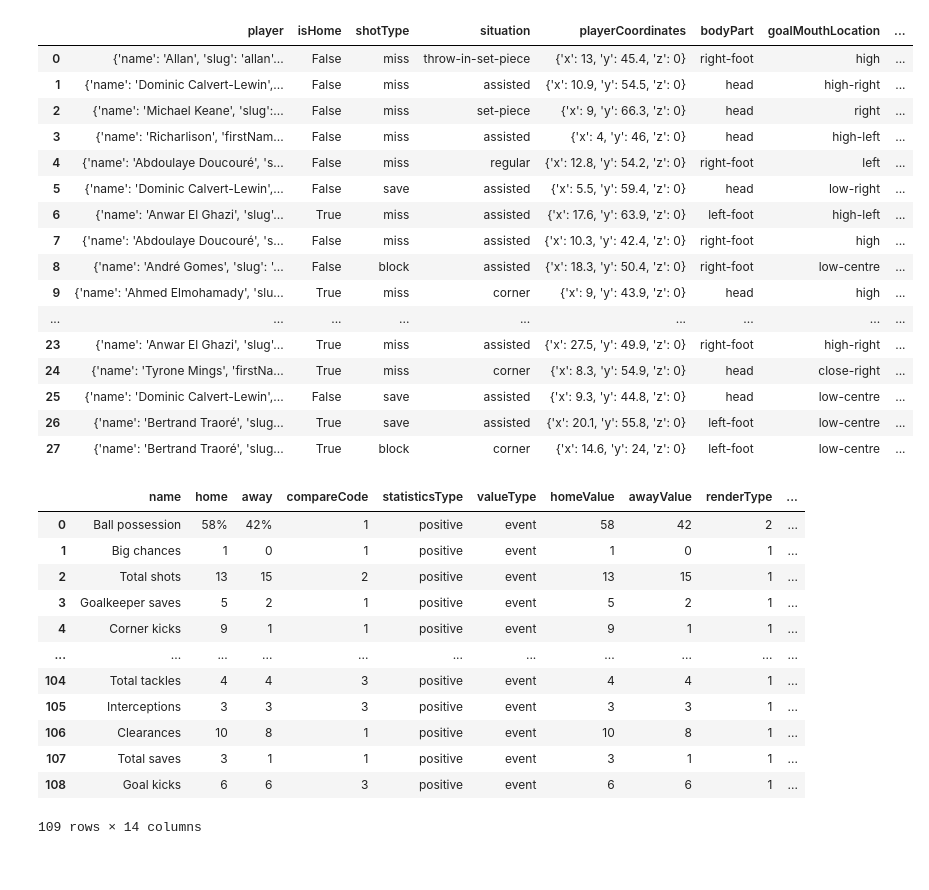
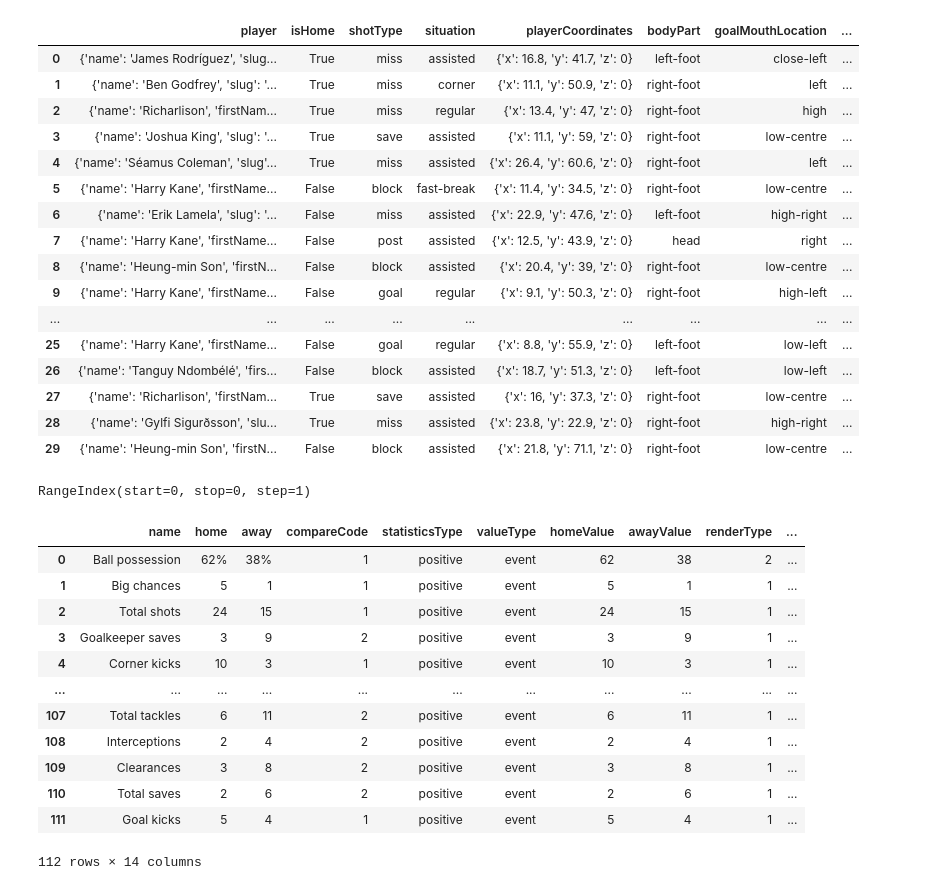
Before and after one commit to diegoaislasc/SportsAnalytics, a Jupyter notebook: experiments/notebooks/sofascore_endpoints.ipynb, the cells around one changed output. Drawn from its saved outputs; the diff is of its cells as text; code cells hidden in the pictures.

Commit message:
starting 21/22 match shots ingestion

```diff
--- a/experiments/notebooks/sofascore_endpoints.ipynb
+++ b/experiments/notebooks/sofascore_endpoints.ipynb
@@ -106,39 +106,43 @@ match_ids
 # %%
-match_shots = ss.scrape_match_shots(9501660)
+match_shots = ss.scrape_match_shots(8897119)
 match_shots
 # %% [output]
 |  | player | isHome | shotType | situation | playerCoordinates | bodyPart | goalMouthLocation | ... |
-| 0 | {'name': 'Allan', 'slug': 'allan'... | False | miss | throw-in-set-piece | {'x': 13, 'y': 45.4, 'z': 0} | right-foot | high | ... |
-| 1 | {'name': 'Dominic Calvert-Lewin',... | False | miss | assisted | {'x': 10.9, 'y': 54.5, 'z': 0} | head | high-right | ... |
-| 2 | {'name': 'Michael Keane', 'slug':... | False | miss | set-piece | {'x': 9, 'y': 66.3, 'z': 0} | head | right | ... |
-| 3 | {'name': 'Richarlison', 'firstNam... | False | miss | assisted | {'x': 4, 'y': 46, 'z': 0} | head | high-left | ... |
-| 4 | {'name': 'Abdoulaye Doucouré', 's... | False | miss | regular | {'x': 12.8, 'y': 54.2, 'z': 0} | right-foot | left | ... |
-| 5 | {'name': 'Dominic Calvert-Lewin',... | False | save | assisted | {'x': 5.5, 'y': 59.4, 'z': 0} | head | low-right | ... |
-| 6 | {'name': 'Anwar El Ghazi', 'slug'... | True | miss | assisted | {'x': 17.6, 'y': 63.9, 'z': 0} | left-foot | high-left | ... |
-| 7 | {'name': 'Abdoulaye Doucouré', 's... | False | miss | assisted | {'x': 10.3, 'y': 42.4, 'z': 0} | right-foot | high | ... |
-| 8 | {'name': 'André Gomes', 'slug': '... | False | block | assisted | {'x': 18.3, 'y': 50.4, 'z': 0} | right-foot | low-centre | ... |
-| 9 | {'name': 'Ahmed Elmohamady', 'slu... | True | miss | corner | {'x': 9, 'y': 43.9, 'z': 0} | head | high | ... |
+| 0 | {'name': 'James Rodríguez', 'slug... | True | miss | assisted | {'x': 16.8, 'y': 41.7, 'z': 0} | left-foot | close-left | ... |
+| 1 | {'name': 'Ben Godfrey', 'slug': '... | True | miss | corner | {'x': 11.1, 'y': 50.9, 'z': 0} | right-foot | left | ... |
+| 2 | {'name': 'Richarlison', 'firstNam... | True | miss | regular | {'x': 13.4, 'y': 47, 'z': 0} | right-foot | high | ... |
+| 3 | {'name': 'Joshua King', 'slug': '... | True | save | assisted | {'x': 11.1, 'y': 59, 'z': 0} | right-foot | low-centre | ... |
+| 4 | {'name': 'Séamus Coleman', 'slug'... | True | miss | assisted | {'x': 26.4, 'y': 60.6, 'z': 0} | right-foot | left | ... |
+| 5 | {'name': 'Harry Kane', 'firstName... | False | block | fast-break | {'x': 11.4, 'y': 34.5, 'z': 0} | right-foot | low-centre | ... |
+| 6 | {'name': 'Erik Lamela', 'slug': '... | False | miss | assisted | {'x': 22.9, 'y': 47.6, 'z': 0} | left-foot | high-right | ... |
+| 7 | {'name': 'Harry Kane', 'firstName... | False | post | assisted | {'x': 12.5, 'y': 43.9, 'z': 0} | head | right | ... |
+| 8 | {'name': 'Heung-min Son', 'firstN... | False | block | assisted | {'x': 20.4, 'y': 39, 'z': 0} | right-foot | low-centre | ... |
+| 9 | {'name': 'Harry Kane', 'firstName... | False | goal | regular | {'x': 9.1, 'y': 50.3, 'z': 0} | right-foot | high-left | ... |
 | ... | ... | ... | ... | ... | ... | ... | ... | ... |
-| 23 | {'name': 'Anwar El Ghazi', 'slug'... | True | miss | assisted | {'x': 27.5, 'y': 49.9, 'z': 0} | right-foot | high-right | ... |
-| 24 | {'name': 'Tyrone Mings', 'firstNa... | True | miss | corner | {'x': 8.3, 'y': 54.9, 'z': 0} | head | close-right | ... |
-| 25 | {'name': 'Dominic Calvert-Lewin',... | False | save | assisted | {'x': 9.3, 'y': 44.8, 'z': 0} | head | low-centre | ... |
-| 26 | {'name': 'Bertrand Traoré', 'slug... | True | save | assisted | {'x': 20.1, 'y': 55.8, 'z': 0} | left-foot | low-centre | ... |
-| 27 | {'name': 'Bertrand Traoré', 'slug... | True | block | corner | {'x': 14.6, 'y': 24, 'z': 0} | left-foot | low-centre | ... |
+| 25 | {'name': 'Harry Kane', 'firstName... | False | goal | regular | {'x': 8.8, 'y': 55.9, 'z': 0} | left-foot | low-left | ... |
+| 26 | {'name': 'Tanguy Ndombélé', 'firs... | False | block | assisted | {'x': 18.7, 'y': 51.3, 'z': 0} | left-foot | low-left | ... |
+| 27 | {'name': 'Richarlison', 'firstNam... | True | save | assisted | {'x': 16, 'y': 37.3, 'z': 0} | right-foot | low-centre | ... |
+| 28 | {'name': 'Gylfi Sigurðsson', 'slu... | True | miss | assisted | {'x': 23.8, 'y': 22.9, 'z': 0} | right-foot | high-right | ... |
+| 29 | {'name': 'Heung-min Son', 'firstN... | False | block | assisted | {'x': 21.8, 'y': 71.1, 'z': 0} | right-foot | low-centre | ... |
+# %%
+match_shots.columns
+# %% [output]
+RangeIndex(start=0, stop=0, step=1)
 # %%
-team_match_stats = ss.scrape_team_match_stats(9501660)
+team_match_stats = ss.scrape_team_match_stats(8897184)
 team_match_stats
 # %% [output]
 |  | name | home | away | compareCode | statisticsType | valueType | homeValue | awayValue | renderType | ... |
-| 0 | Ball possession | 58% | 42% | 1 | positive | event | 58 | 42 | 2 | ... |
-| 1 | Big chances | 1 | 0 | 1 | positive | event | 1 | 0 | 1 | ... |
-| 2 | Total shots | 13 | 15 | 2 | positive | event | 13 | 15 | 1 | ... |
-| 3 | Goalkeeper saves | 5 | 2 | 1 | positive | event | 5 | 2 | 1 | ... |
-| 4 | Corner kicks | 9 | 1 | 1 | positive | event | 9 | 1 | 1 | ... |
+| 0 | Ball possession | 62% | 38% | 1 | positive | event | 62 | 38 | 2 | ... |
+| 1 | Big chances | 5 | 1 | 1 | positive | event | 5 | 1 | 1 | ... |
+| 2 | Total shots | 24 | 15 | 1 | positive | event | 24 | 15 | 1 | ... |
+| 3 | Goalkeeper saves | 3 | 9 | 2 | positive | event | 3 | 9 | 1 | ... |
+| 4 | Corner kicks | 10 | 3 | 1 | positive | event | 10 | 3 | 1 | ... |
 | ... | ... | ... | ... | ... | ... | ... | ... | ... | ... | ... |
-| 104 | Total tackles | 4 | 4 | 3 | positive | event | 4 | 4 | 1 | ... |
-| 105 | Interceptions | 3 | 3 | 3 | positive | event | 3 | 3 | 1 | ... |
-| 106 | Clearances | 10 | 8 | 1 | positive | event | 10 | 8 | 1 | ... |
-| 107 | Total saves | 3 | 1 | 1 | positive | event | 3 | 1 | 1 | ... |
-| 108 | Goal kicks | 6 | 6 | 3 | positive | event | 6 | 6 | 1 | ... |
+| 107 | Total tackles | 6 | 11 | 2 | positive | event | 6 | 11 | 1 | ... |
+| 108 | Interceptions | 2 | 4 | 2 | positive | event | 2 | 4 | 1 | ... |
+| 109 | Clearances | 3 | 8 | 2 | positive | event | 3 | 8 | 1 | ... |
+| 110 | Total saves | 2 | 6 | 2 | positive | event | 2 | 6 | 1 | ... |
+| 111 | Goal kicks | 5 | 4 | 1 | positive | event | 5 | 4 | 1 | ... |
-109 rows × 14 columns
+112 rows × 14 columns
 # %%
```
Also changed, not shown: parts of 6 cells of this notebook, 1 other file.
